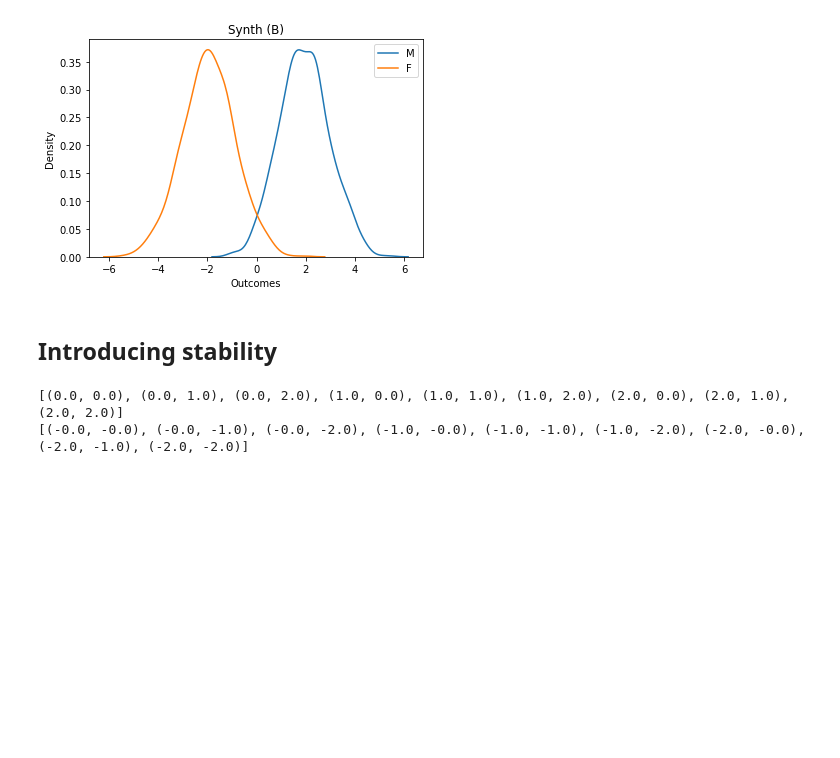
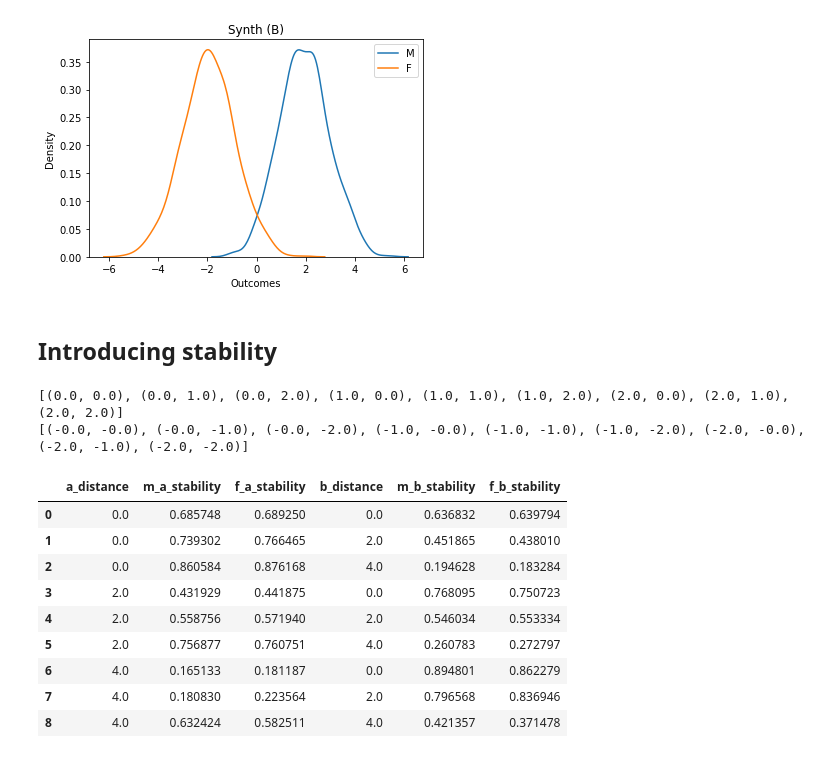
Before and after one commit to lurosenb/Swap_Auditor, a Jupyter notebook: more_stability_tests.ipynb, the cells around one changed output. Drawn from its saved outputs; the diff is of its cells as text; code cells hidden in the pictures; blank space fills up the shorter version.

Commit message:
Stability test results

```diff
--- a/more_stability_tests.ipynb
+++ b/more_stability_tests.ipynb
@@ -155,24 +155,64 @@ print(f_centers)
 # %% [output]
 [(0.0, 0.0), (0.0, 1.0), (0.0, 2.0), (1.0, 0.0), (1.0, 1.0), (1.0, 2.0), (2.0, 0.0), (2.0, 1.0), (2.0, 2.0)]
 [(-0.0, -0.0), (-0.0, -1.0), (-0.0, -2.0), (-1.0, -0.0), (-1.0, -1.0), (-1.0, -2.0), (-2.0, -0.0), (-2.0, -1.0), (-2.0, -2.0)]
+# %%
+def get_marg_stability(subgroup_stability):
+    stability = subgroup_stability[0]/subgroup_stability[1]
+    a = subgroup_stability[2]['A']
+    b = subgroup_stability[2]['B']
+    ab = subgroup_stability[2]['AB']
+
+    return {'total':stability,
+            'A': a[0]/a[1],
+            'B': b[0]/b[1],
+            'AB': ab[0]/ab[1]}
 # %%
 from swap_auditor import NaiveSwapAuditor
+
+results_df = {}
 
 for i in range(len(m_centers)):
     df_synth = run_exp(m_centers[i], f_centers[i])
     model = train_model(df_synth, print_classification_report=False)
 
     df_synth['id'] = np.arange(len(df_synth))
     df_synth = df_synth.drop(['C'], axis=1)
 
     new = NaiveSwapAuditor(data=df_synth, predictor=model, id_column="id",protected_classes=['M', 'F'], target_col='class')
     new.calculate_all_stability(marginal_features=['A','B'])
     new._calculate_subgroup_stability()
 
-    print(f'A centers: M {m_centers[i][0]}, F {f_centers[i][0]}')
-    print(f'B centers: M {m_centers[i][1]}, F {f_centers[i][1]}')
+    a_distance = abs(m_centers[i][0] - f_centers[i][0])
+    b_distance = abs(m_centers[i][1] - f_centers[i][1])
 
-    s, marg = new._retrieve_stability_subgroup('10')
-    print(f'Male {marg}')
-    s, marg = new._retrieve_stability_subgroup('01')
-    print(f'Female {marg}')
+    m_marg = get_marg_stability(new.subgroup_stability['10'])
+    f_marg = get_marg_stability(new.subgroup_stability['01'])
+
+    if i == 0:
+        results_df['a_distance'] = [a_distance]
+        results_df['m_a_stability'] = [m_marg['A']]
+        results_df['f_a_stability'] = [f_marg['A']]
+        results_df['b_distance'] = [b_distance]
+        results_df['m_b_stability'] = [m_marg['B']]
+        results_df['f_b_stability'] = [f_marg['B']]
+    else:
+        results_df['a_distance'].append(a_distance)
+        results_df['m_a_stability'].append(m_marg['A'])
+        results_df['f_a_stability'].append(f_marg['A'])
+        results_df['b_distance'].append(b_distance)
+        results_df['m_b_stability'].append(m_marg['B'])
+        results_df['f_b_stability'].append(f_marg['B'])
+
+results_df = pd.DataFrame(results_df)
+results_df
+# %% [output]
+|  | a_distance | m_a_stability | f_a_stability | b_distance | m_b_stability | f_b_stability |
+| 0 | 0.0 | 0.685748 | 0.689250 | 0.0 | 0.636832 | 0.639794 |
+| 1 | 0.0 | 0.739302 | 0.766465 | 2.0 | 0.451865 | 0.438010 |
+| 2 | 0.0 | 0.860584 | 0.876168 | 4.0 | 0.194628 | 0.183284 |
+| 3 | 2.0 | 0.431929 | 0.441875 | 0.0 | 0.768095 | 0.750723 |
+| 4 | 2.0 | 0.558756 | 0.571940 | 2.0 | 0.546034 | 0.553334 |
+| 5 | 2.0 | 0.756877 | 0.760751 | 4.0 | 0.260783 | 0.272797 |
+| 6 | 4.0 | 0.165133 | 0.181187 | 0.0 | 0.894801 | 0.862279 |
+| 7 | 4.0 | 0.180830 | 0.223564 | 2.0 | 0.796568 | 0.836946 |
+| 8 | 4.0 | 0.632424 | 0.582511 | 4.0 | 0.421357 | 0.371478 |
```
